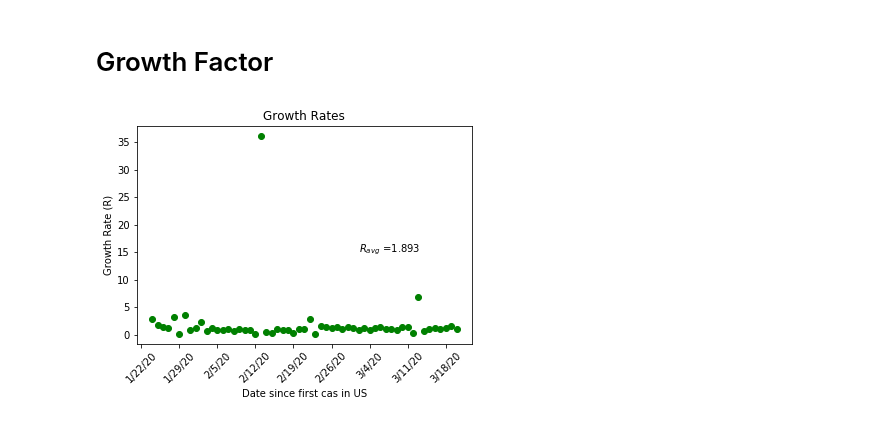
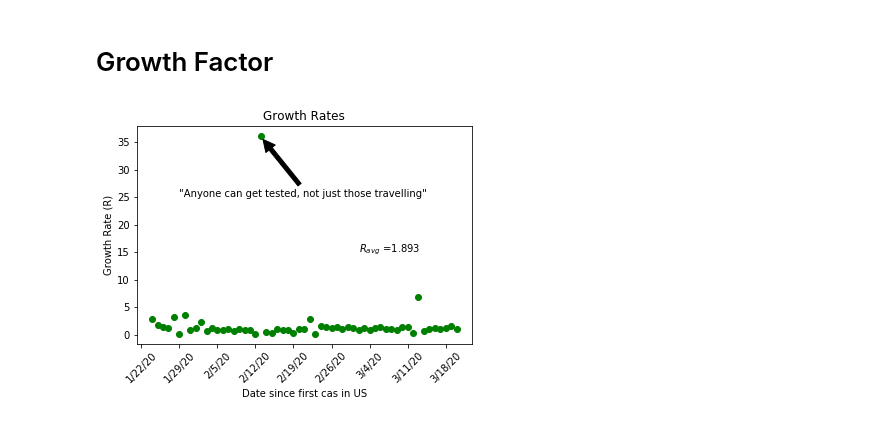
Before and after one commit to DrewRichard7/COVID19, a Jupyter notebook: scratch.ipynb, the cells around one changed output. Saved outputs shown, nothing was run; the diff lists cells and outputs as text; code cells hidden in the pictures.

```diff
--- a/scratch.ipynb
+++ b/scratch.ipynb
@@ -121,31 +121,33 @@ try:
     confirmed_df = pd.read_csv(
         'COVID-19/csse_covid_19_data/csse_covid_19_time_series/time_series_19-covid-Confirmed.csv')
 except IOError:
     print("Dataset not available, please clone repo listed in README")
     exit()
 
 # Dropping all columns except dates
 df_world = confirmed_df.drop(columns=['Province/State', 'Country/Region', 'Lat', 'Long'])
 
 # summing data for each date
 world_column_totals = df_world.sum()
 
 #creating a new pandas DataFrame with World totals
 world_frame = {'World Total':world_column_totals}
 df_world = pd.DataFrame(world_frame)
 df_world['diff'] = df_world['World Total'].diff()
 df_world['shift'] = df_world['diff'].shift(1)
 df_world['R'] = df_world['diff']/df_world['shift']
 average_growth_rate = np.nanmean(df_world['R'])
 R_avg = round(average_growth_rate, 3)
 # print(average_growth_rate)
 fig = plt.figure()
 plt.title('Growth Rates')
 plt.xticks(np.arange(0,len(df_world),step=7), rotation=45)
 plt.xlabel('Date since first cas in US')
 plt.ylabel('Growth Rate (R)')
 plt.text(40,15,'$R_{avg}$ =' + str(R_avg))
+plt.annotate('"Anyone can get tested, not just those travelling"',xy=(22,36), xytext=(7,25),\
+                arrowprops=dict(facecolor='black', shrink=0.05))
 plt.plot(df_world['R'], 'go')
 plt.show()
 # %% [output]
-[figure, old version]
+[figure, new version]
```
